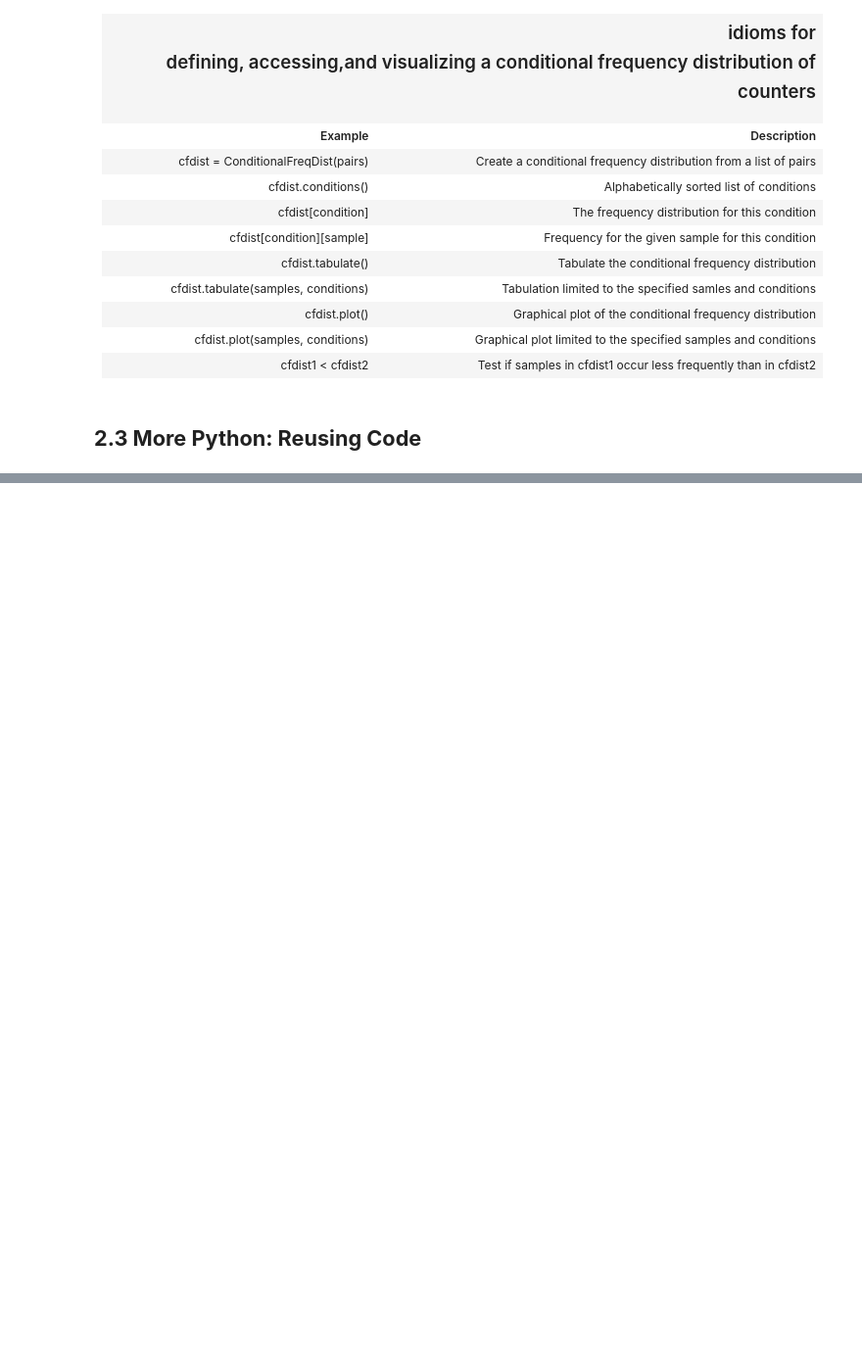
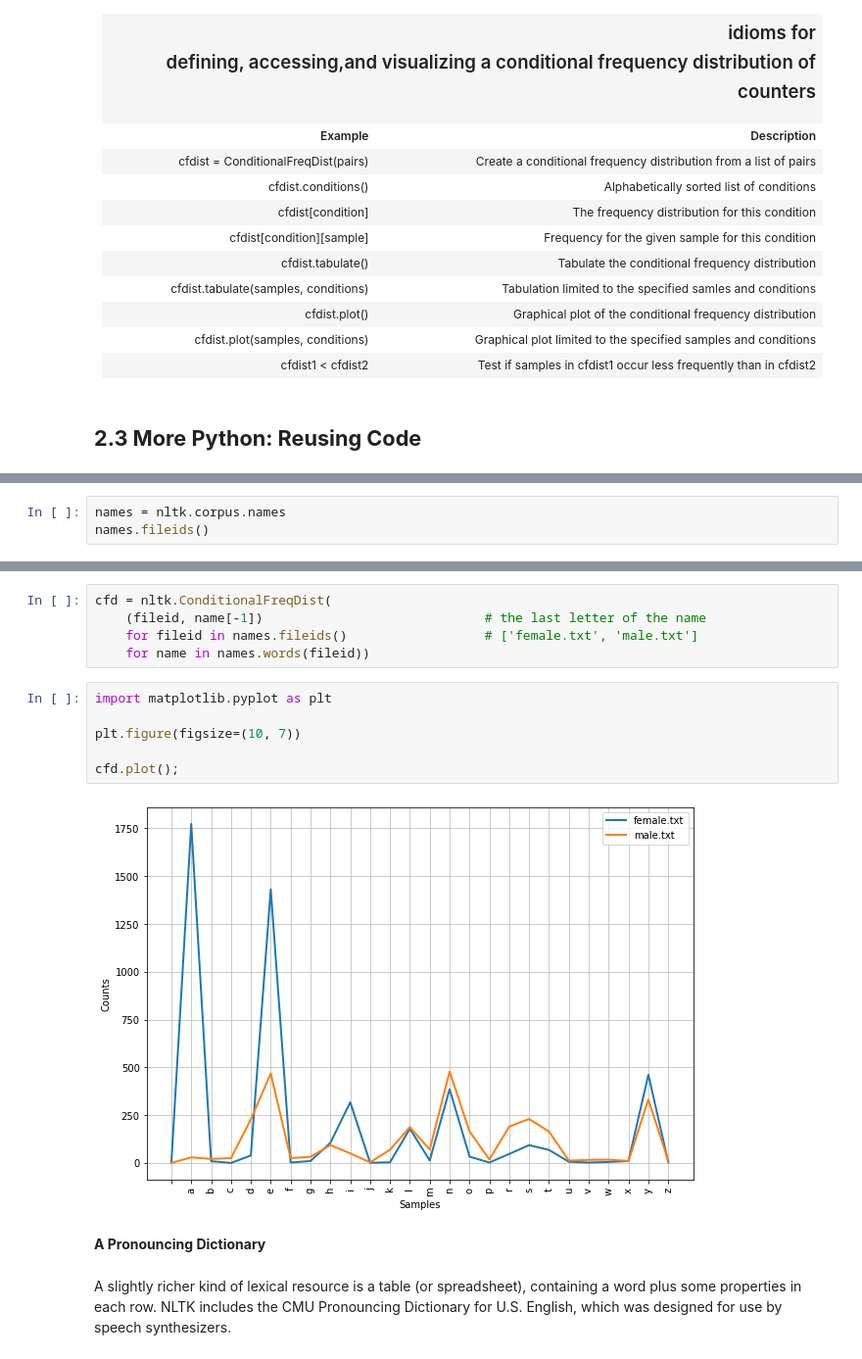
Before and after one commit to niklaust/Natural-Language-Processing, a Jupyter notebook: NLP_notebook_of_niklaust.ipynb, the cells around one changed output, grey strips where cells are left out. Shown at 98% size. Cells and saved outputs as stored; diff of their text form; blank space fills up the shorter version.

```diff
--- a/NLP_notebook_of_niklaust.ipynb
+++ b/NLP_notebook_of_niklaust.ipynb
@@ -2742,0 +2933,3 @@ land
+# %%
+names = nltk.corpus.names
+names.fileids()
@@ -2742,0 +2980,17 @@ land
+# %%
+cfd = nltk.ConditionalFreqDist(
+    (fileid, name[-1])                             # the last letter of the name
+    for fileid in names.fileids()                  # ['female.txt', 'male.txt']
+    for name in names.words(fileid))
+# %%
+import matplotlib.pyplot as plt
+
+plt.figure(figsize=(10, 7))
+
+cfd.plot();
+# %% [output]
+[figure, added]
+# %% [markdown]
+**A Pronouncing Dictionary**
+# %% [markdown]
+A slightly richer kind of lexical resource is a table (or spreadsheet), containing a word plus some properties in each row. NLTK includes the CMU Pronouncing Dictionary for U.S. English, which was designed for use by speech synthesizers.
```
Also changed, not shown: parts of 157 cells of this notebook.
